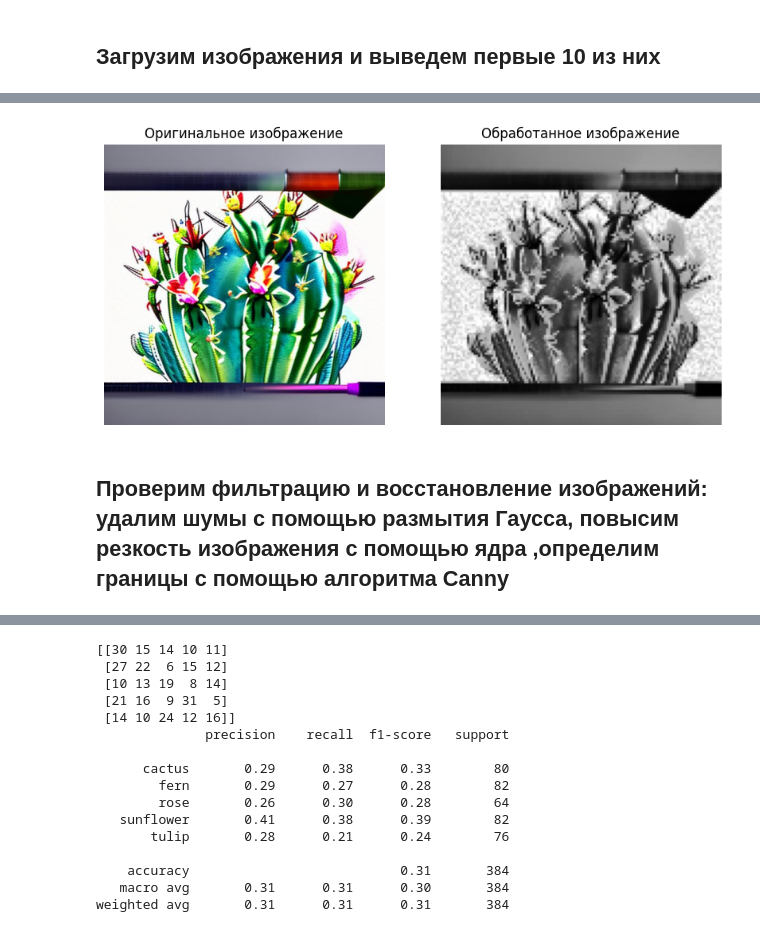
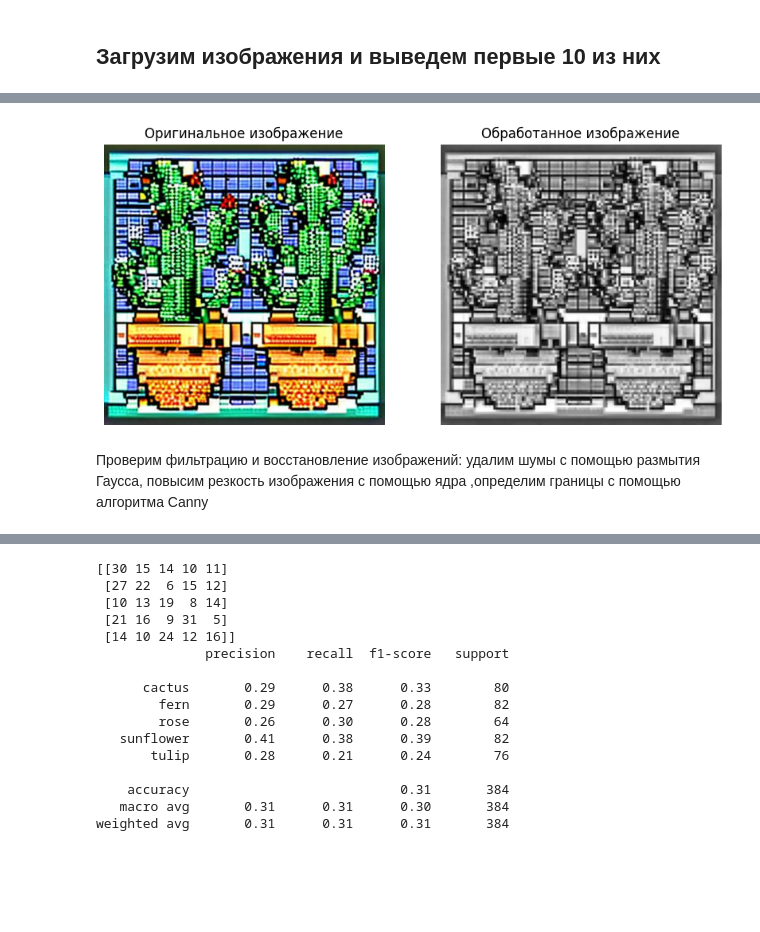
Before and after one commit to goldfest/AIM, a Jupyter notebook: lab_9/lab_9.ipynb, the cells around one changed output, grey strips where cells are left out. Cells and saved outputs as stored; diff of their text form; code cells hidden in the pictures; blank space fills up the shorter version.

```diff
--- a/lab_9/lab_9.ipynb
+++ b/lab_9/lab_9.ipynb
@@ -90,13 +93,13 @@ def display_single_image(original, processed, index):
     plt.axis('off')
 
     plt.show()
-
-index = 0
-display_single_image(images, processed_images, index)
-# %% [output]
-[figure, removed]
+# %%
+index = 155
+display_single_image(images, processed_images, index)
+# %% [output]
+[figure, added]
 # %% [markdown]
-## Проверим фильтрацию и восстановление изображений: удалим шумы с помощью размытия Гаусса, повысим резкость изображения с помощью ядра ,определим границы с помощью алгоритма Canny
+Проверим фильтрацию и восстановление изображений: удалим шумы с помощью размытия Гаусса, повысим резкость изображения с помощью ядра ,определим границы с помощью алгоритма Canny
 # %%
 import cv2
 import numpy as np
```
Also changed, not shown: parts of 10 cells of this notebook, 2 other files.
